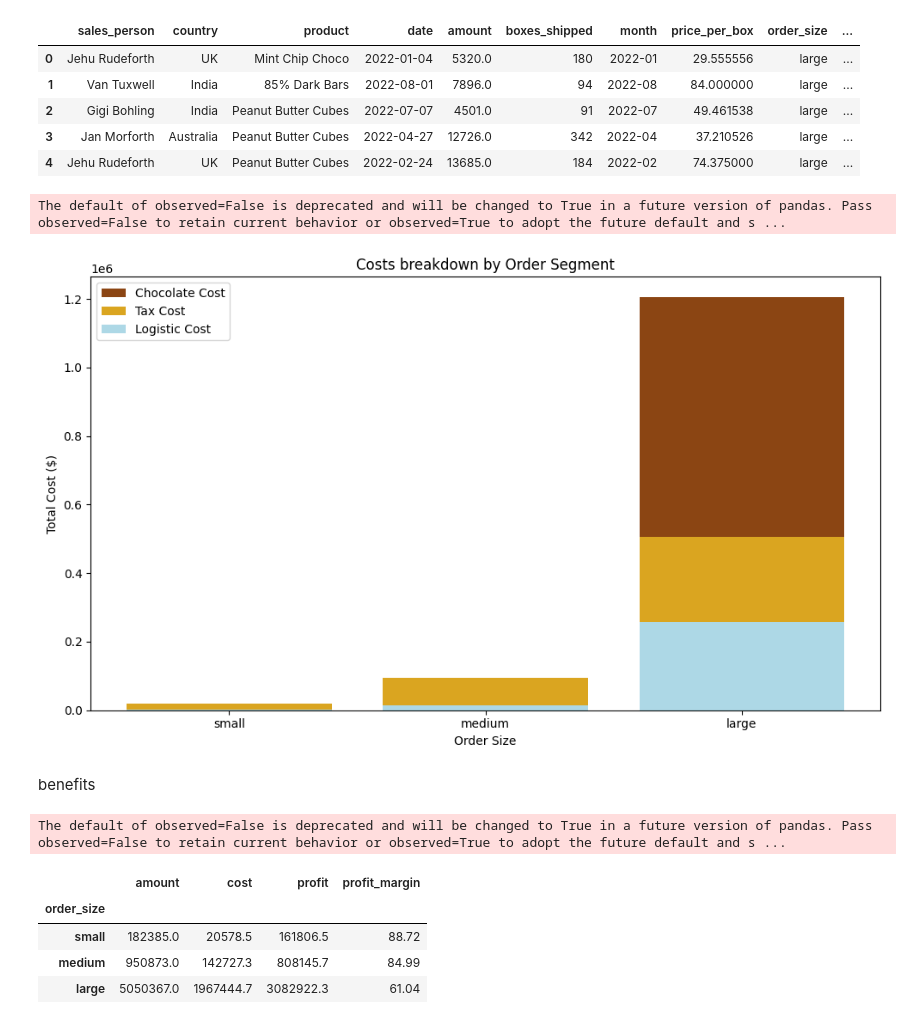
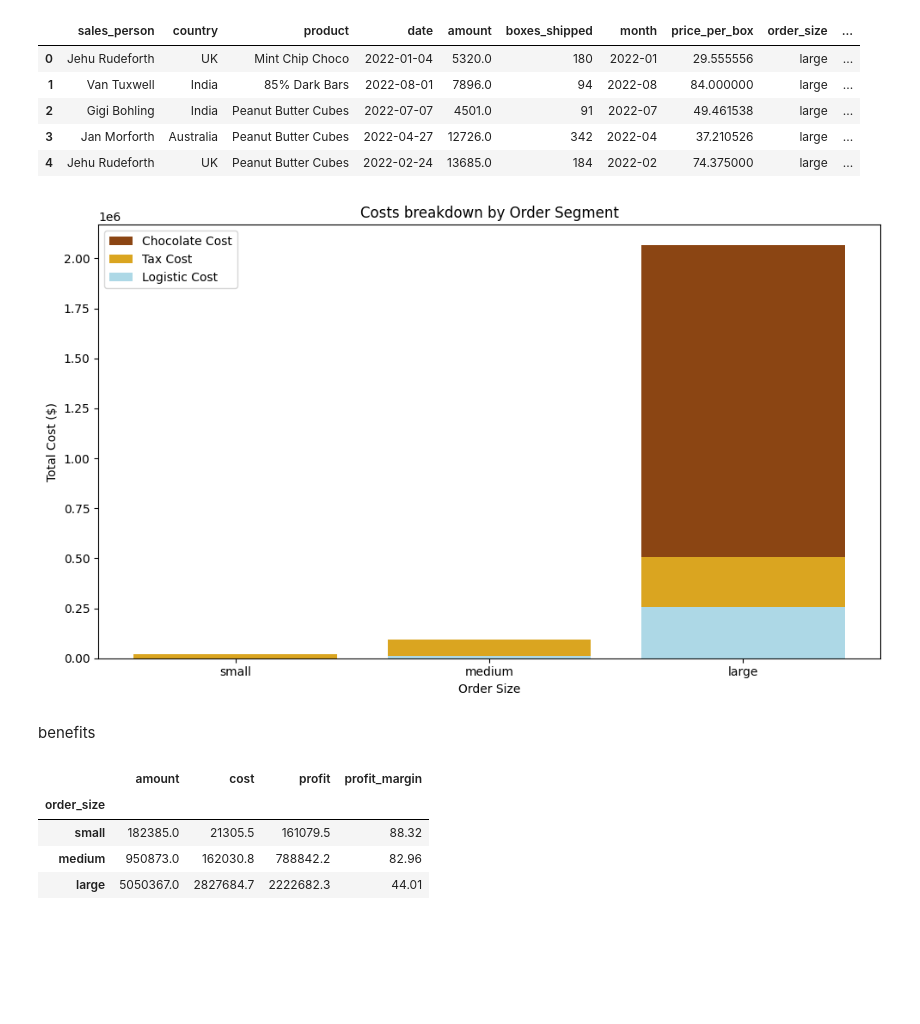
Before and after one commit to Luisbp27/chocoSales, a Jupyter notebook: report.ipynb, the cells around one changed output. Cells and saved outputs as stored; diff of their text form; code cells hidden in the pictures; blank space fills up the shorter version.

```diff
--- a/report.ipynb
+++ b/report.ipynb
@@ -159,15 +159,3 @@ fig.update_layout(geo=dict(showframe=False, projection_type="natural earth"))
 fig.show()
 # %% [markdown]
 ### 4.3. WHEN is selling the most chocolate?
-# %%
-df['month'] = df['date'].dt.to_period('M')
-monthly_revenue = df.groupby('month')['amount'].sum()
-
-plt.figure(figsize=(12, 5))
-monthly_revenue.plot(marker='o')
-plt.title("Revenue by Month")
-plt.xlabel("Month")
-plt.ylabel("Revenue ($)")
-plt.grid(True)
-plt.tight_layout()
-plt.show()
@@ -305,4 +279,0 @@ with simulated costs
-# %%
-unit_box_cost = 12
-df["cost"] = df["boxes_shipped"] * unit_box_cost
-df["cost"]
@@ -324,16 +284,16 @@ But this calculus of costs is so basic. Moreover is a simulation, we can do it b
 # %%
 def calculate_cost_row(row):
     # Static costs
-    chocolate_cost = 7 * row["boxes_shipped"]
+    chocolate_cost = 12 * row["boxes_shipped"]
     tax_cost = 0.10 * row["amount"]
 
     # Variable costs
-    if row["boxes_shipped"] <= 10:
+    if row["boxes_shipped"] <= 6: # Small
         logistic_cost_box = 5
-    elif row["boxes_shipped"] <= 50:
+    elif row["boxes_shipped"] <= 30: # Medium
         logistic_cost_box = 3
     else:
-        logistic_cost_box = 1.5
+        logistic_cost_box = 1.5 # Large
 
     logistic_cost = logistic_cost_box * row["boxes_shipped"]
 
@@ -354,41 +323,39 @@ df.head()
 | 3 | Jan Morforth | Australia | Peanut Butter Cubes | 2022-04-27 | 12726.0 | 342 | 2022-04 | 37.210526 | large | ... |
 | 4 | Jehu Rudeforth | UK | Peanut Butter Cubes | 2022-02-24 | 13685.0 | 184 | 2022-02 | 74.375000 | large | ... |
 # %%
-segmented_costs = df.groupby("order_size")[["chocolate_cost", "tax_cost", "logistic_cost", "cost"]].sum().reset_index()
+segmented_costs = df.groupby("order_size", observed=True)[["chocolate_cost", "tax_cost", "logistic_cost", "cost"]].sum().reset_index()
 
 labels = segmented_costs["order_size"]
 chocolate = segmented_costs["chocolate_cost"]
 tax = segmented_costs["tax_cost"]
 logistic = segmented_costs["logistic_cost"]
 
 plt.figure(figsize=(10, 6))
 plt.bar(labels, chocolate, label="Chocolate Cost", color="saddlebrown")
 plt.bar(labels, tax, label="Tax Cost", color="goldenrod")
 plt.bar(labels, logistic, label="Logistic Cost", color="lightblue")
 
 plt.title("Costs breakdown by Order Segment")
 plt.xlabel("Order Size")
 plt.ylabel("Total Cost ($)")
 plt.legend()
 plt.tight_layout()
 plt.show()
 # %% [output]
-The default of observed=False is deprecated and will be changed to True in a future version of pandas. Pass observed=False to retain current behavior or observed=True to adopt the future default and s ...
-[figure, old version]
+[figure, new version]
 # %% [markdown]
 benefits
 # %%
-benefits = df.groupby("order_size").agg({"amount": "sum", "cost": "sum", "profit": "sum"}).round(2)
+benefits = df.groupby("order_size", observed=True).agg({"amount": "sum", "cost": "sum", "profit": "sum"}).round(2)
 
 benefits["profit_margin"] = (benefits["profit"] / benefits["amount"]) * 100
 benefits = benefits.round(2)
 benefits
 # %% [output]
-The default of observed=False is deprecated and will be changed to True in a future version of pandas. Pass observed=False to retain current behavior or observed=True to adopt the future default and s ...
 |  | amount | cost | profit | profit_margin |
 | order_size |  |  |  |  |
-| small | 182385.0 | 20578.5 | 161806.5 | 88.72 |
-| medium | 950873.0 | 142727.3 | 808145.7 | 84.99 |
-| large | 5050367.0 | 1967444.7 | 3082922.3 | 61.04 |
+| small | 182385.0 | 21305.5 | 161079.5 | 88.32 |
+| medium | 950873.0 | 162030.8 | 788842.2 | 82.96 |
+| large | 5050367.0 | 2827684.7 | 2222682.3 | 44.01 |
 # %%
 plt.figure(figsize=(8, 5))
```
Also changed, not shown: parts of 17 cells of this notebook.
